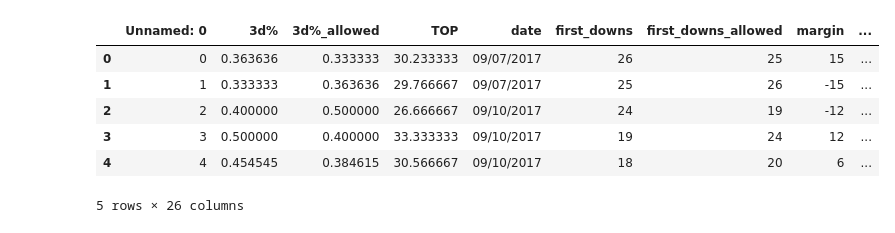
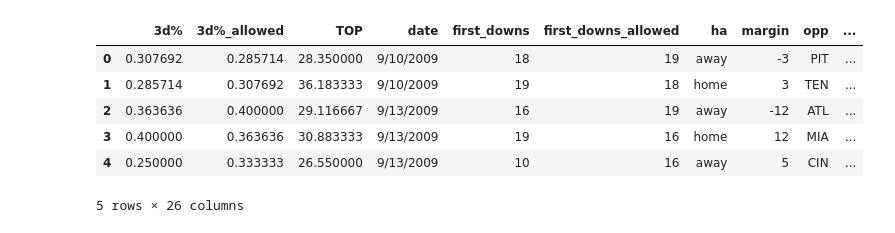
Before and after one commit to mynameisjohnn/nfl_dashboard, a Jupyter notebook: nfl_Regression_multi.ipynb, the cells around one changed output. Drawn from its saved outputs; the diff is of its cells as text; code cells hidden in the pictures.

```diff
--- a/nfl_Regression_multi.ipynb
+++ b/nfl_Regression_multi.ipynb
@@ -5,15 +5,15 @@ import numpy as np
 import pandas as pd
 # %%
 # Read the csv file into a pandas DataFrame
-nfl = pd.read_csv('data/nfl_2017.csv')
+nfl = pd.read_csv('nfl.csv')
 nfl.head()
 # %% [output]
-|  | Unnamed: 0 | 3d% | 3d%_allowed | TOP | date | first_downs | first_downs_allowed | margin | ... |
-| 0 | 0 | 0.363636 | 0.333333 | 30.233333 | 09/07/2017 | 26 | 25 | 15 | ... |
-| 1 | 1 | 0.333333 | 0.363636 | 29.766667 | 09/07/2017 | 25 | 26 | -15 | ... |
-| 2 | 2 | 0.400000 | 0.500000 | 26.666667 | 09/10/2017 | 24 | 19 | -12 | ... |
-| 3 | 3 | 0.500000 | 0.400000 | 33.333333 | 09/10/2017 | 19 | 24 | 12 | ... |
-| 4 | 4 | 0.454545 | 0.384615 | 30.566667 | 09/10/2017 | 18 | 20 | 6 | ... |
+|  | 3d% | 3d%_allowed | TOP | date | first_downs | first_downs_allowed | ha | margin | opp | ... |
+| 0 | 0.307692 | 0.285714 | 28.350000 | 9/10/2009 | 18 | 19 | away | -3 | PIT | ... |
+| 1 | 0.285714 | 0.307692 | 36.183333 | 9/10/2009 | 19 | 18 | home | 3 | TEN | ... |
+| 2 | 0.363636 | 0.400000 | 29.116667 | 9/13/2009 | 16 | 19 | away | -12 | ATL | ... |
+| 3 | 0.400000 | 0.363636 | 30.883333 | 9/13/2009 | 19 | 16 | home | 12 | MIA | ... |
+| 4 | 0.250000 | 0.333333 | 26.550000 | 9/13/2009 | 10 | 16 | away | 5 | CIN | ... |
 5 rows × 26 columns
 # %%
 nfl.columns
```
Also changed, not shown: parts of 4 cells of this notebook, 2 other files.
